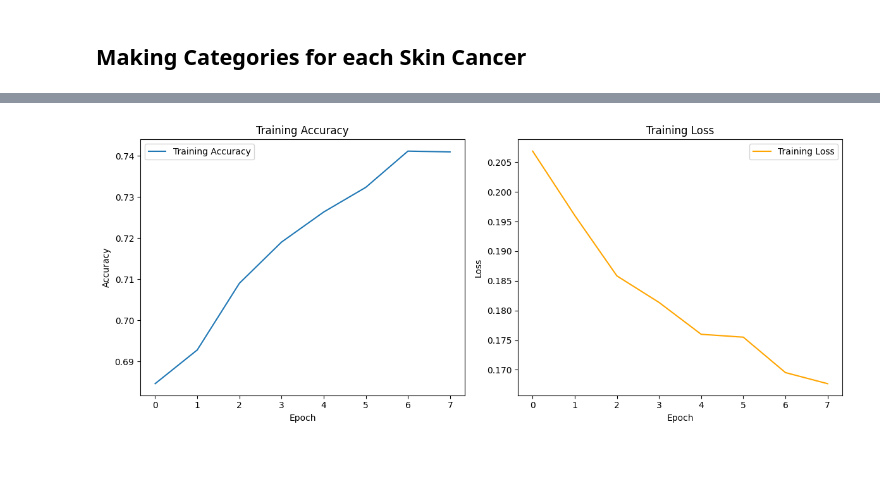
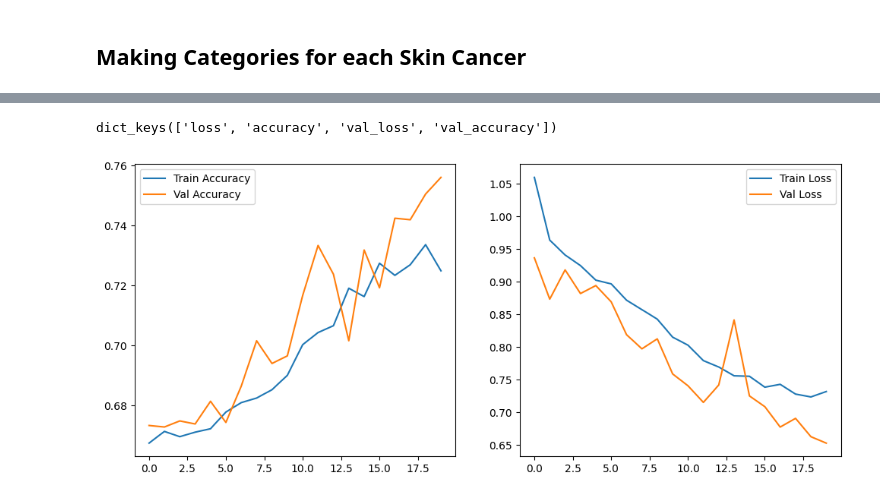
Before and after one commit to NufalXBaalash/Skin_cancer_classification, a Jupyter notebook: model.ipynb, the cells around one changed output, grey strips where cells are left out. Cells and saved outputs as stored; diff of their text form; code cells hidden in the pictures; blank space fills up the shorter version.

```diff
--- a/model.ipynb
+++ b/model.ipynb
@@ -101,9 +121,9 @@ model = tf.keras.models.Sequential([
     tf.keras.layers.Flatten(),
     tf.keras.layers.Dense(512 , activation='relu'),
     tf.keras.layers.Dropout(0.5),
-    tf.keras.layers.Dense(7 , activation='sigmoid')
+    tf.keras.layers.Dense(7 , activation='softmax')
 ])
 
-model.compile(optimizer='adam' , loss='binary_crossentropy' , metrics=['accuracy'])
+model.compile(optimizer='adam' , loss='categorical_crossentropy' , metrics=['accuracy'])
 model.summary()
 # %% [output]
@@ -127,8 +147,10 @@ _________________________________________________________________
 # %%
 tf.debugging.set_log_device_placement(True)
 history = model.fit(
-        train_generator,
-        steps_per_epoch = train_generator.samples // train_generator.batch_size,
-        epochs = 8,
-    )
+    train_generator,
+    validation_data=val_generator,
+    steps_per_epoch=train_generator.samples // train_generator.batch_size,
+    validation_steps=val_generator.samples // val_generator.batch_size,
+    epochs=20
+)
 # %% [output]
@@ -153,33 +176,32 @@ model.save("model.h5")
+# %%
+print(history.history.keys())
+# %% [output]
+dict_keys(['loss', 'accuracy', 'val_loss', 'val_accuracy'])
 # %%
 import matplotlib.pyplot as plt
 
 # Plot training accuracy and loss
 acc = history.history['accuracy']
+val_acc = history.history['val_accuracy']
 loss = history.history['loss']
+val_loss = history.history['val_loss']
 epochs_range = range(len(acc))
 
 plt.figure(figsize=(12, 5))
 
-# Accuracy Plot
 plt.subplot(1, 2, 1)
-plt.plot(epochs_range, acc, label='Training Accuracy')
-plt.title('Training Accuracy')
-plt.xlabel('Epoch')
-plt.ylabel('Accuracy')
+plt.plot(epochs_range, acc, label='Train Accuracy')
+plt.plot(epochs_range, val_acc, label='Val Accuracy')
 plt.legend()
 
-# Loss Plot
 plt.subplot(1, 2, 2)
-plt.plot(epochs_range, loss, label='Training Loss', color='orange')
-plt.title('Training Loss')
-plt.xlabel('Epoch')
-plt.ylabel('Loss')
+plt.plot(epochs_range, loss, label='Train Loss')
+plt.plot(epochs_range, val_loss, label='Val Loss')
 plt.legend()
 
-plt.tight_layout()
 plt.show()
 # %% [output]
-[figure, old version]
+[figure, new version]
 # %%
 import numpy as np
 from tensorflow.keras.preprocessing import image
```
Also changed, not shown: parts of 10 cells of this notebook.
